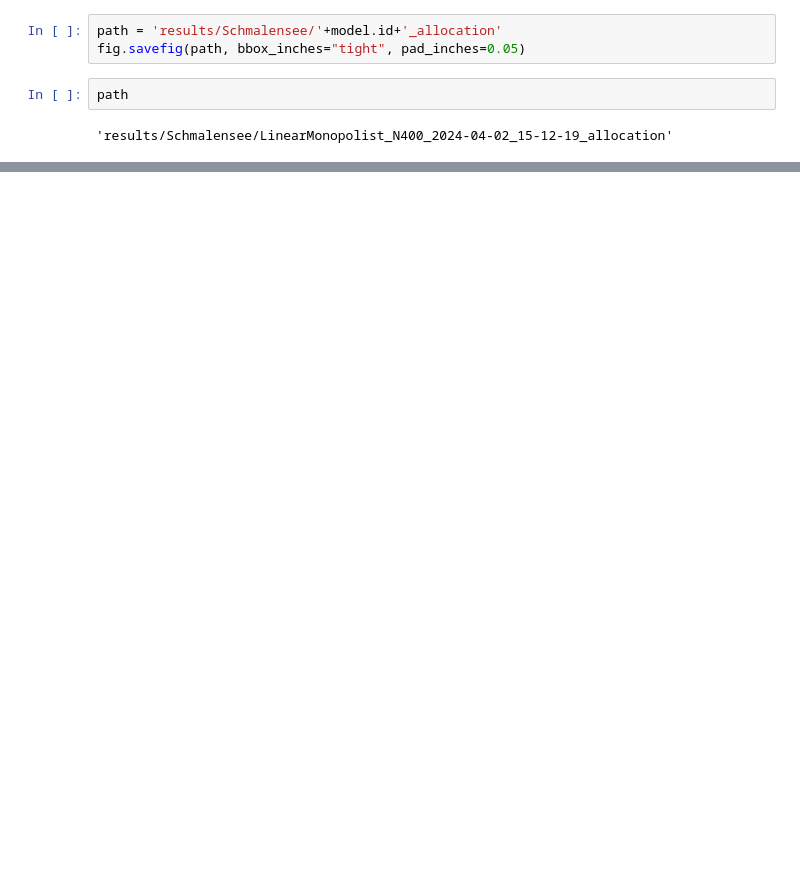
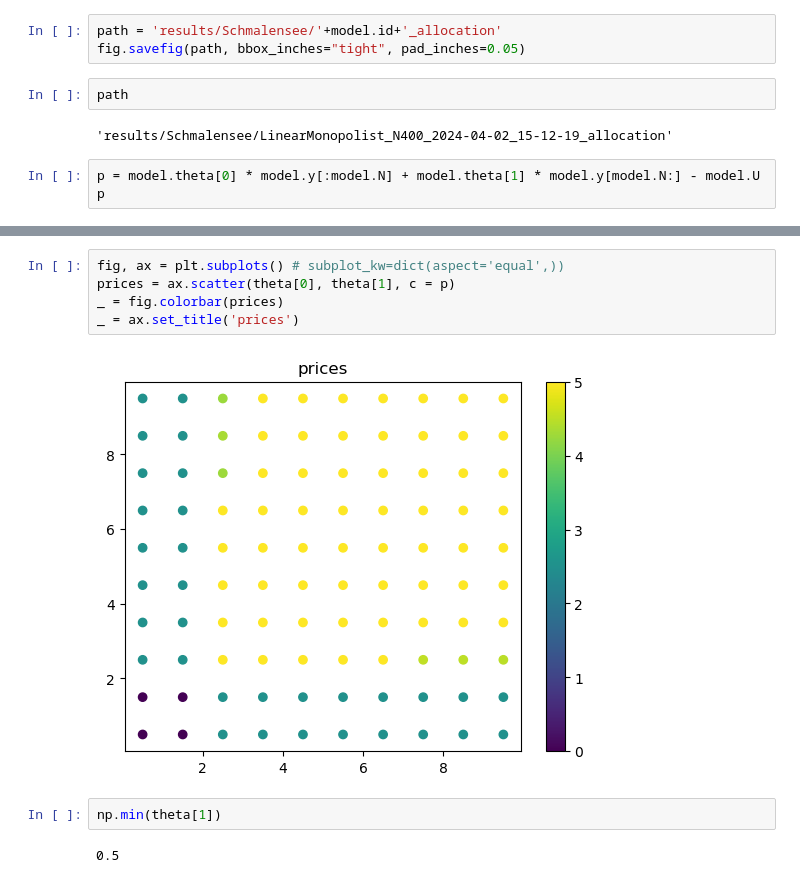
Before and after one commit to x-dupuis/screening-algo, a Jupyter notebook: examples/linear_monopolist.ipynb, the cells around one changed output, grey strips where cells are left out. Cells and saved outputs as stored; diff of their text form; blank space fills up the shorter version.

```diff
--- a/examples/linear_monopolist.ipynb
+++ b/examples/linear_monopolist.ipynb
@@ -419,3 +404,6 @@ fig.savefig(path, bbox_inches="tight", pad_inches=0.05)
 path
 # %% [output]
 'results/Schmalensee/LinearMonopolist_N400_2024-04-02_15-12-19_allocation'
+# %%
+p = model.theta[0] * model.y[:model.N] + model.theta[1] * model.y[model.N:] - model.U
+p
@@ -421,0 +431,11 @@ path
+# %%
+fig, ax = plt.subplots() # subplot_kw=dict(aspect='equal',))
+prices = ax.scatter(theta[0], theta[1], c = p)
+_ = fig.colorbar(prices)
+_ = ax.set_title('prices')
+# %% [output]
+[figure, added]
+# %%
+np.min(theta[1])
+# %% [output]
+0.5
```
Also changed, not shown: parts of 13 cells of this notebook.
